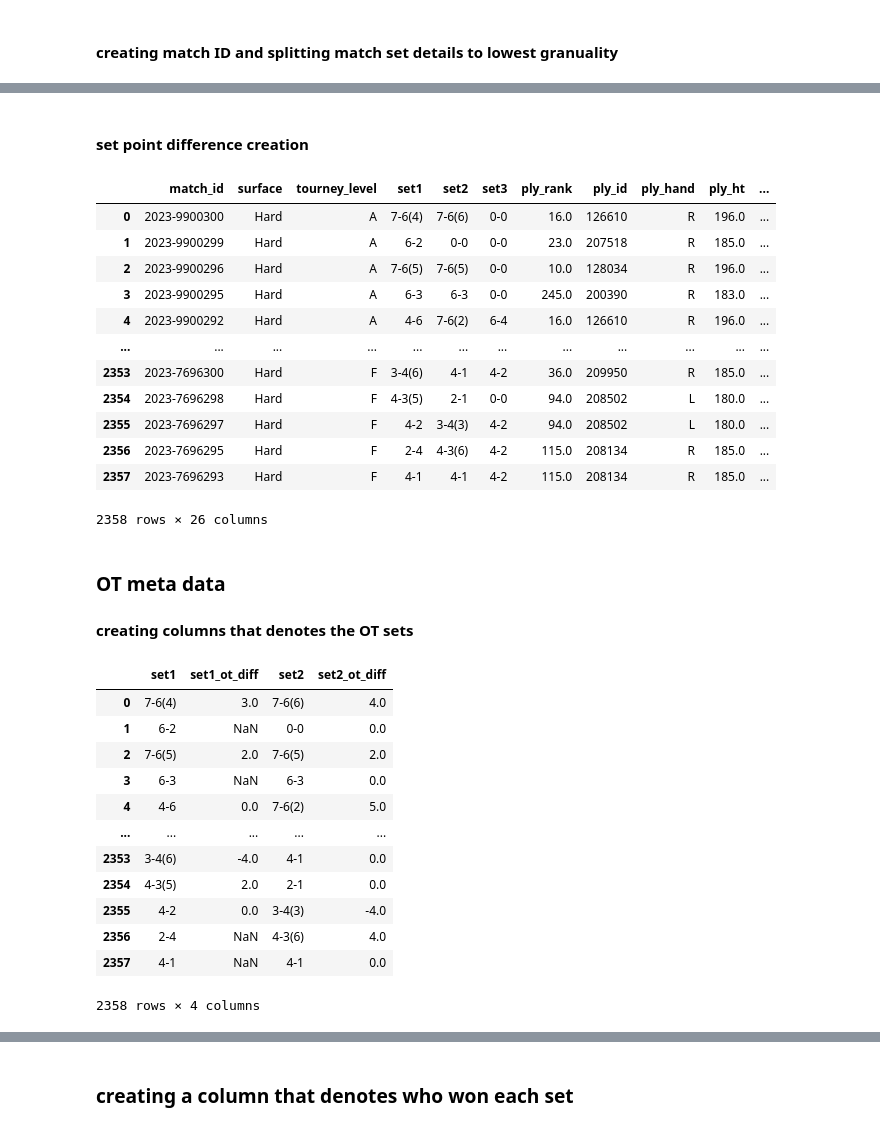
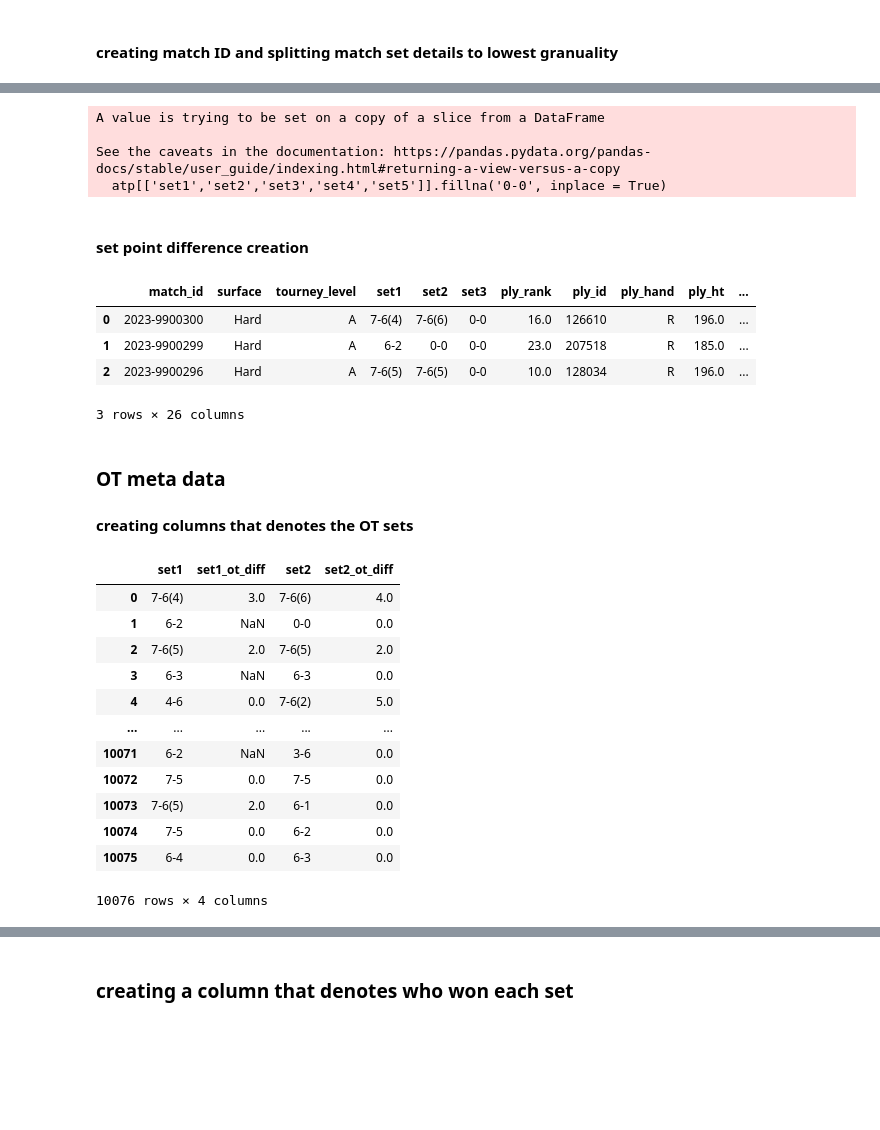
Before and after one commit to sshettyongit/ATP_dissertation, a Jupyter notebook: ML_atp.ipynb, the cells around one changed output, grey strips where cells are left out. Saved outputs shown, nothing was run; the diff lists cells and outputs as text; code cells hidden in the pictures; blank space fills up the shorter version.

```diff
--- a/ML_atp.ipynb
+++ b/ML_atp.ipynb
@@ -28,6 +28,20 @@ winner_rank_points    2964
 loser_rank            2955
 loser_rank_points     2955
 dtype: int64
+# %%
+atp = ps.read_csv('atp_matches_2023.csv')
+atp['year'] = 2023
+atp1 = ps.read_csv('atp_matches_2022.csv')
+atp1['year'] = 2022
+atp2 = ps.read_csv('atp_matches_2021.csv')
+atp2['year'] = 2021
+atp3 = ps.read_csv('atp_matches_2020.csv')
+atp3['year'] = 2020
+compressed_df = ps.concat([atp,atp1], axis = 0, ignore_index=True)
+compressed_df = ps.concat([compressed_df,atp2], axis=0,ignore_index=True)
+compressed_df = ps.concat([compressed_df,atp3], axis = 0, ignore_index=True)
+compressed_df['tourney_date'] = ps.to_datetime(compressed_df['tourney_date'] , format='%Y%m%d')
+atp = compressed_df
 # %%
 atp.columns
 # %% [output]
@@ -47,13 +78,18 @@ Index(['index', 'tourney_id', 'tourney_name', 'surface', 'draw_size',
 # %%
-atp['match_id'] = atp['tourney_id'].astype(str).str.cat(atp['match_num'].astype(str), sep = '')
-atp[['set1' ,'set2' , 'set3' , 'set4' , 'set5']] = atp['score'].str.split(' ', expand = True)
+split_scores = atp['score'].str.split(' ', expand = True)
+split_scores = split_scores.reindex(columns=range(5))
+atp[['set1', 'set2', 'set3', 'set4', 'set5']] = split_scores
 
 cols = ['set1' , 'set2', 'set3','set4','set5']
-
 for column in atp[['set1','set2', 'set3','set4','set5']]:
     atp.loc[atp[column].str.contains('-') == False , column] = '0-0'
     atp[column].fillna(value = '0-0', inplace=True)
 atp.drop(['winner_seed','winner_entry','loser_seed','loser_entry'] , axis = 1 , inplace=True)
-atp = atp.dropna(axis = 0)
+atp[['set1','set2','set3','set4','set5']].fillna('0-0', inplace = True)
+# %% [output]
+A value is trying to be set on a copy of a slice from a DataFrame
+
+See the caveats in the documentation: https://pandas.pydata.org/pandas-docs/stable/user_guide/indexing.html#returning-a-view-versus-a-copy
+  atp[['set1','set2','set3','set4','set5']].fillna('0-0', inplace = True)
 # %% [markdown]
 #### set point difference creation
@@ -63,3 +96,9 @@ atp.reset_index(inplace = True)
+# %%
+import regex
+
+
+atp.reset_index(inplace = True)
+atp.drop(atp[atp['set3'].str.contains('\[', regex=True)].index, axis=0, inplace=True)
 # %%
 winner_stats = atp[['match_id','surface','tourney_level','set1' , 'set2', 'set3','winner_rank' , 'winner_id' , 'winner_hand' , 'winner_ht' , 'winner_age' , 'score' , 'minutes', 'w_ace','w_df','w_svpt','w_1stIn','w_1stWon','w_2ndWon','w_SvGms', 'w_bpSaved','w_bpFaced','winner_rank_points']]
 loser_stats = atp[['match_id','surface','tourney_level','set1' , 'set2', 'set3','loser_rank' , 'loser_id' , 'loser_hand' , 'loser_ht' , 'loser_age' , 'score' , 'minutes', 'l_ace','l_df','l_svpt','l_1stIn','l_1stWon','l_2ndWon','l_SvGms', 'l_bpSaved','l_bpFaced','loser_rank_points']]
@@ -119,21 +158,13 @@ def loserset_pnt_diff(scrcs):
 
 loserset_pnt_diff(loser_stats)
 # %%
-loser_stats
+loser_stats.head(3)
 # %% [output]
 |  | match_id | surface | tourney_level | set1 | set2 | set3 | ply_rank | ply_id | ply_hand | ply_ht | ... |
 | 0 | 2023-9900300 | Hard | A | 7-6(4) | 7-6(6) | 0-0 | 16.0 | 126610 | R | 196.0 | ... |
 | 1 | 2023-9900299 | Hard | A | 6-2 | 0-0 | 0-0 | 23.0 | 207518 | R | 185.0 | ... |
 | 2 | 2023-9900296 | Hard | A | 7-6(5) | 7-6(5) | 0-0 | 10.0 | 128034 | R | 196.0 | ... |
-| 3 | 2023-9900295 | Hard | A | 6-3 | 6-3 | 0-0 | 245.0 | 200390 | R | 183.0 | ... |
-| 4 | 2023-9900292 | Hard | A | 4-6 | 7-6(2) | 6-4 | 16.0 | 126610 | R | 196.0 | ... |
-| ... | ... | ... | ... | ... | ... | ... | ... | ... | ... | ... | ... |
-| 2353 | 2023-7696300 | Hard | F | 3-4(6) | 4-1 | 4-2 | 36.0 | 209950 | R | 185.0 | ... |
-| 2354 | 2023-7696298 | Hard | F | 4-3(5) | 2-1 | 0-0 | 94.0 | 208502 | L | 180.0 | ... |
-| 2355 | 2023-7696297 | Hard | F | 4-2 | 3-4(3) | 4-2 | 94.0 | 208502 | L | 180.0 | ... |
-| 2356 | 2023-7696295 | Hard | F | 2-4 | 4-3(6) | 4-2 | 115.0 | 208134 | R | 185.0 | ... |
-| 2357 | 2023-7696293 | Hard | F | 4-1 | 4-1 | 4-2 | 115.0 | 208134 | R | 185.0 | ... |
-2358 rows × 26 columns
+3 rows × 26 columns
 # %% [markdown]
 ### OT meta data
 #### creating columns that denotes the OT sets
@@ -195,12 +226,12 @@ winner_stats[['set1','set1_ot_diff','set2','set2_ot_diff']]
 | 3 | 6-3 | NaN | 6-3 | 0.0 |
 | 4 | 4-6 | 0.0 | 7-6(2) | 5.0 |
 | ... | ... | ... | ... | ... |
-| 2353 | 3-4(6) | -4.0 | 4-1 | 0.0 |
-| 2354 | 4-3(5) | 2.0 | 2-1 | 0.0 |
-| 2355 | 4-2 | 0.0 | 3-4(3) | -4.0 |
-| 2356 | 2-4 | NaN | 4-3(6) | 4.0 |
-| 2357 | 4-1 | NaN | 4-1 | 0.0 |
+| 10071 | 6-2 | NaN | 3-6 | 0.0 |
+| 10072 | 7-5 | 0.0 | 7-5 | 0.0 |
+| 10073 | 7-6(5) | 2.0 | 6-1 | 0.0 |
+| 10074 | 7-5 | 0.0 | 6-2 | 0.0 |
+| 10075 | 6-4 | 0.0 | 6-3 | 0.0 |
-2358 rows × 4 columns
+10076 rows × 4 columns
 # %%
 def loserset_pnt_ot_diff(scrcs):
     for i in range(scrcs.shape[0]):
```
Also changed, not shown: parts of 27 cells of this notebook, 19 other files.
